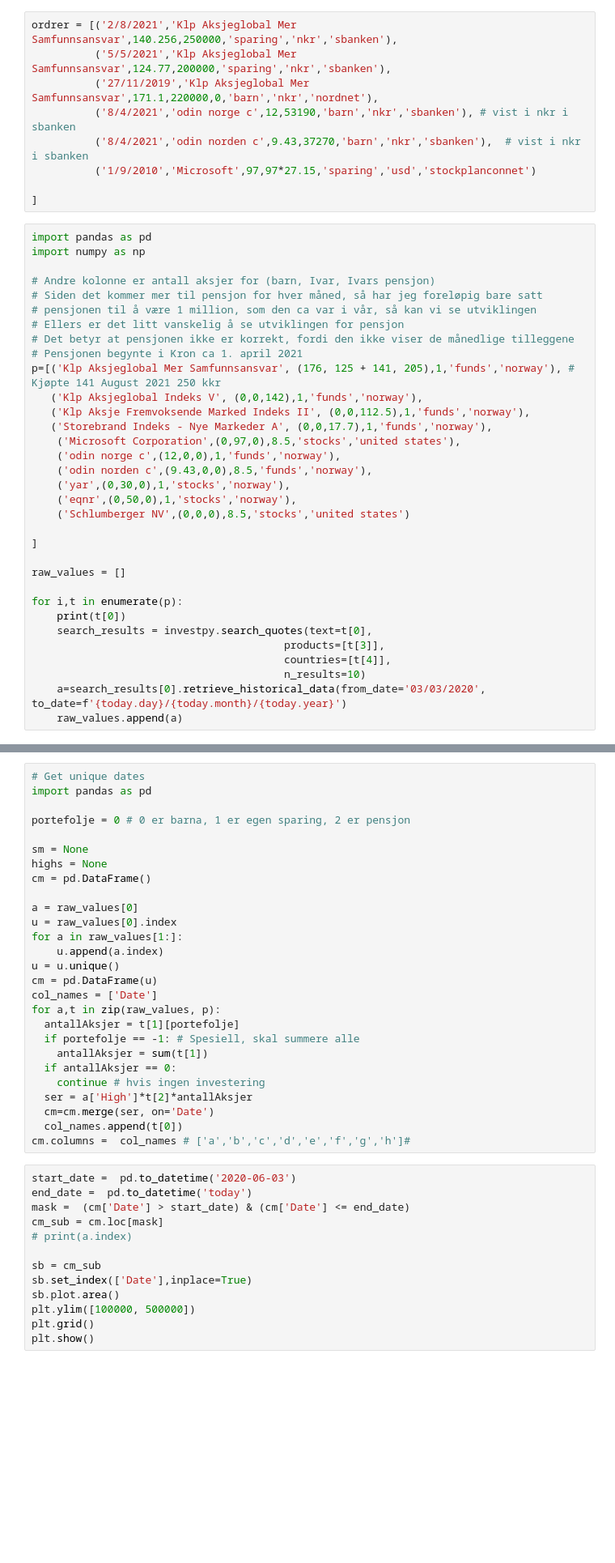
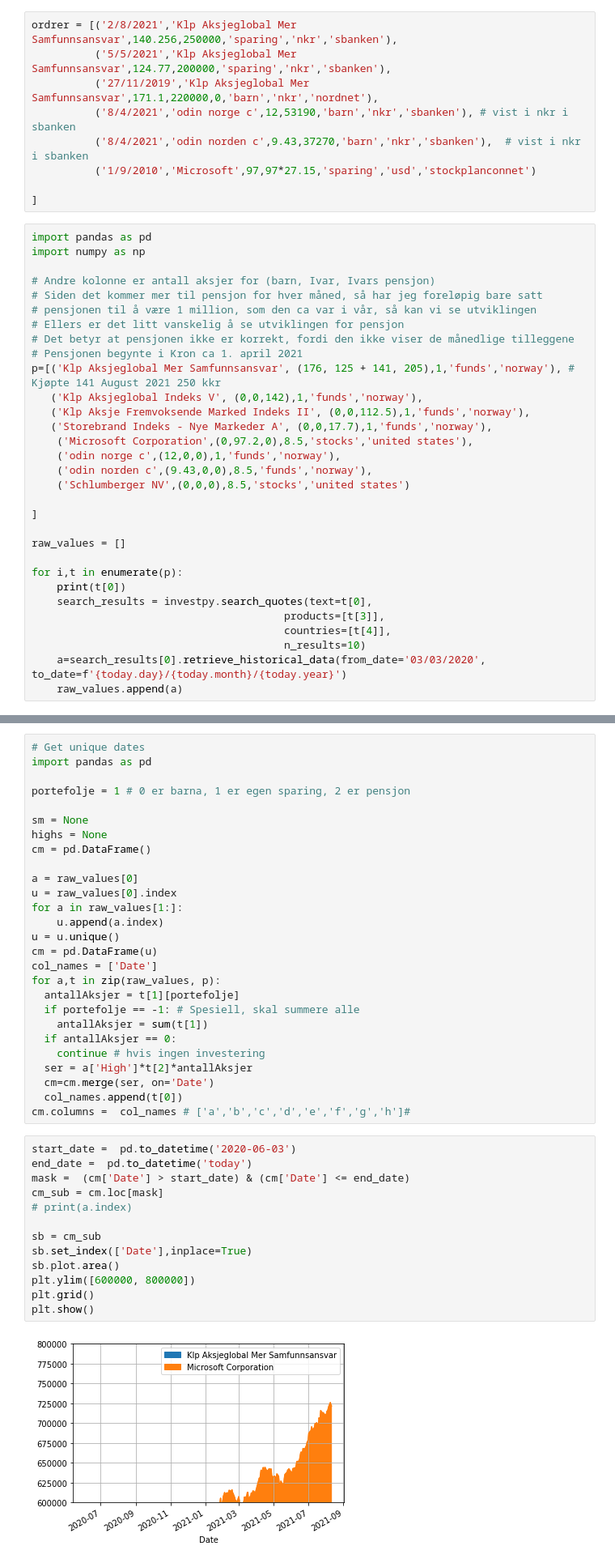
Before and after one commit to ivarbratberg/finans, a Jupyter notebook: finance.ipynb, the cells around one changed output, grey strips where cells are left out. Shown: that part at 81% size. Drawn from its saved outputs; the diff is of its cells as text; blank space fills up the shorter version.

```diff
--- a/finance.ipynb
+++ b/finance.ipynb
@@ -59,11 +59,9 @@ p=[('Klp Aksjeglobal Mer Samfunnsansvar', (176, 125 + 141, 205),1,'funds','norwa
    ('Klp Aksjeglobal Indeks V', (0,0,142),1,'funds','norway'),
    ('Klp Aksje Fremvoksende Marked Indeks II', (0,0,112.5),1,'funds','norway'),
    ('Storebrand Indeks - Nye Markeder A', (0,0,17.7),1,'funds','norway'),
-    ('Microsoft Corporation',(0,97,0),8.5,'stocks','united states'),
+    ('Microsoft Corporation',(0,97.2,0),8.5,'stocks','united states'),
     ('odin norge c',(12,0,0),1,'funds','norway'),
     ('odin norden c',(9.43,0,0),8.5,'funds','norway'),
-    ('yar',(0,30,0),1,'stocks','norway'),
-    ('eqnr',(0,50,0),1,'stocks','norway'),
     ('Schlumberger NV',(0,0,0),8.5,'stocks','united states')
 
 ]
@@ -86,7 +89,7 @@ RuntimeError: ignored
 # Get unique dates
 import pandas as pd
 
-portefolje = 0 # 0 er barna, 1 er egen sparing, 2 er pensjon
+portefolje = 1 # 0 er barna, 1 er egen sparing, 2 er pensjon
 
 sm = None
 highs = None
@@ -112,16 +115,18 @@ cm.columns =  col_names # ['a','b','c','d','e','f','g','h']#
 # %%
 start_date =  pd.to_datetime('2020-06-03')
 end_date =  pd.to_datetime('today')
 mask =  (cm['Date'] > start_date) & (cm['Date'] <= end_date)
 cm_sub = cm.loc[mask]
 # print(a.index)
 
 sb = cm_sub
 sb.set_index(['Date'],inplace=True)
 sb.plot.area()
-plt.ylim([100000, 500000])
+plt.ylim([600000, 800000])
 plt.grid()
 plt.show()
+# %% [output]
+[figure, added]
 # %%
 sm = cm_sub.sum(axis=1)
 sm = 100*sm/sm[0]
```
Also changed, not shown: parts of 4 cells of this notebook.
